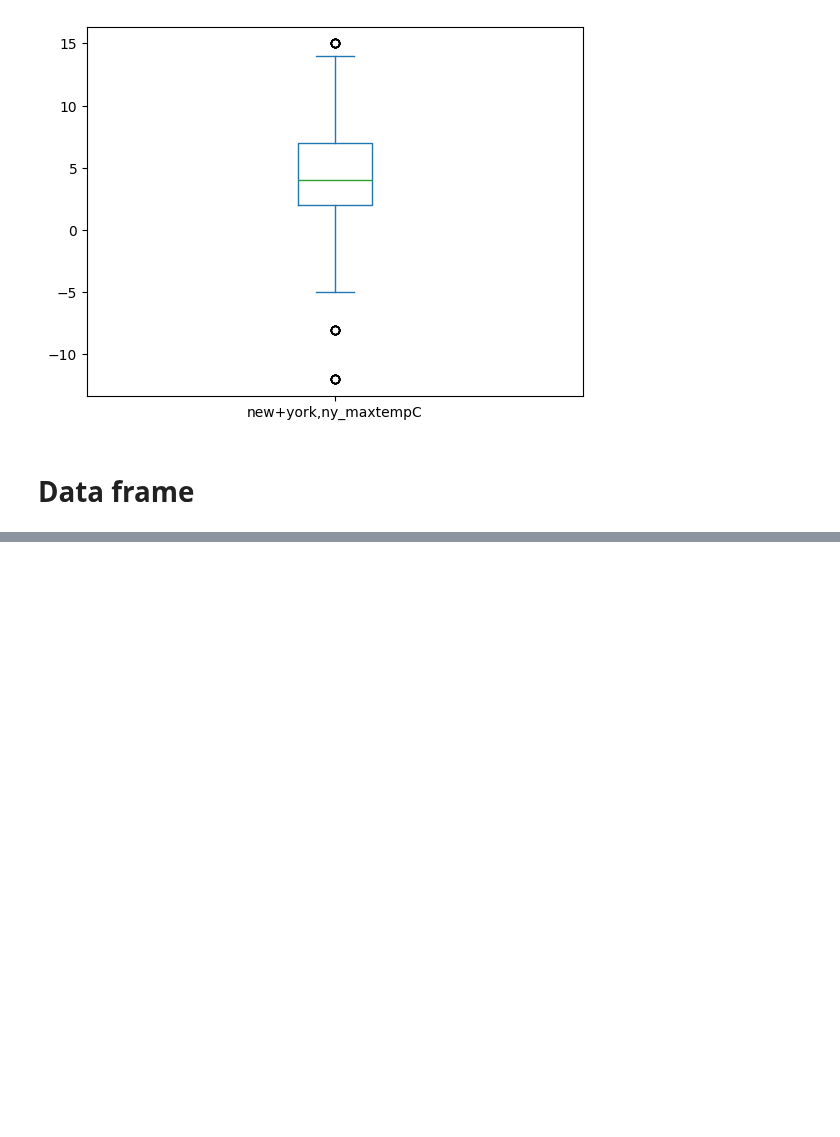
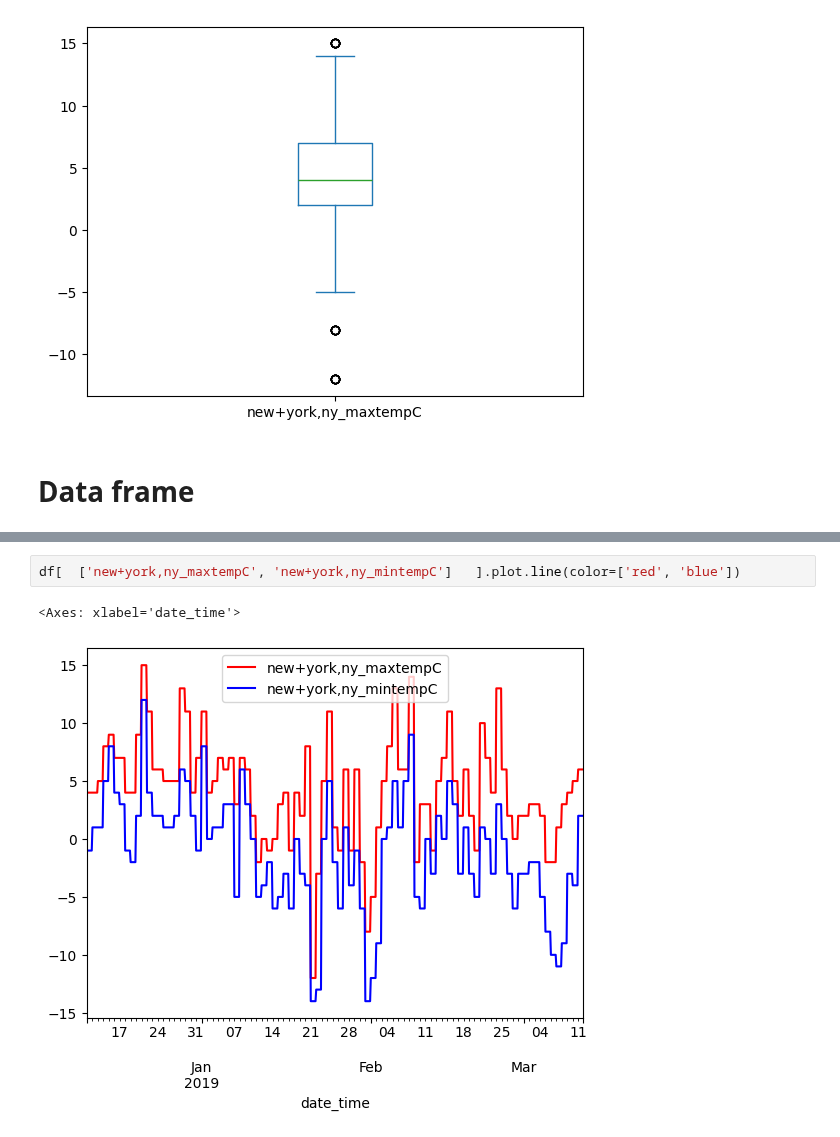
Before and after one commit to reuven/apple-2025-01Jan-plotting, a Jupyter notebook: Apple 2025-01Jan-09.ipynb, the cells around one changed output, grey strips where cells are left out. Drawn from its saved outputs; the diff is of its cells as text; blank space fills up the shorter version.

```diff
--- a/Apple 2025-01Jan-09.ipynb
+++ b/Apple 2025-01Jan-09.ipynb
@@ -413,0 +419,5 @@ df['new+york,ny_maxtempC'].plot.box()
+# %%
+df[  ['new+york,ny_maxtempC', 'new+york,ny_mintempC']   ].plot.line(color=['red', 'blue'])
+# %% [output]
+<Axes: xlabel='date_time'>
+[figure, added]
```
Also changed, not shown: parts of 1 cell of this notebook.
